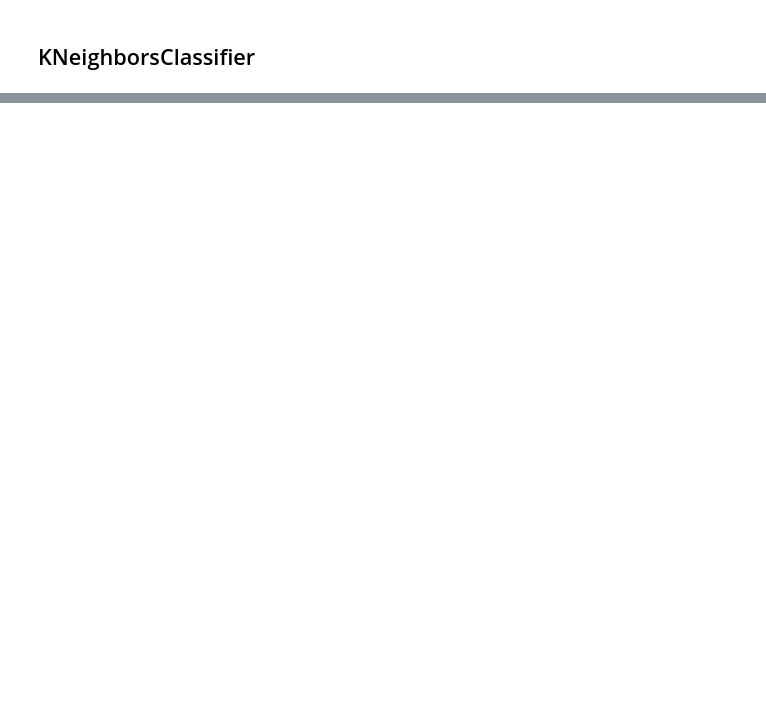
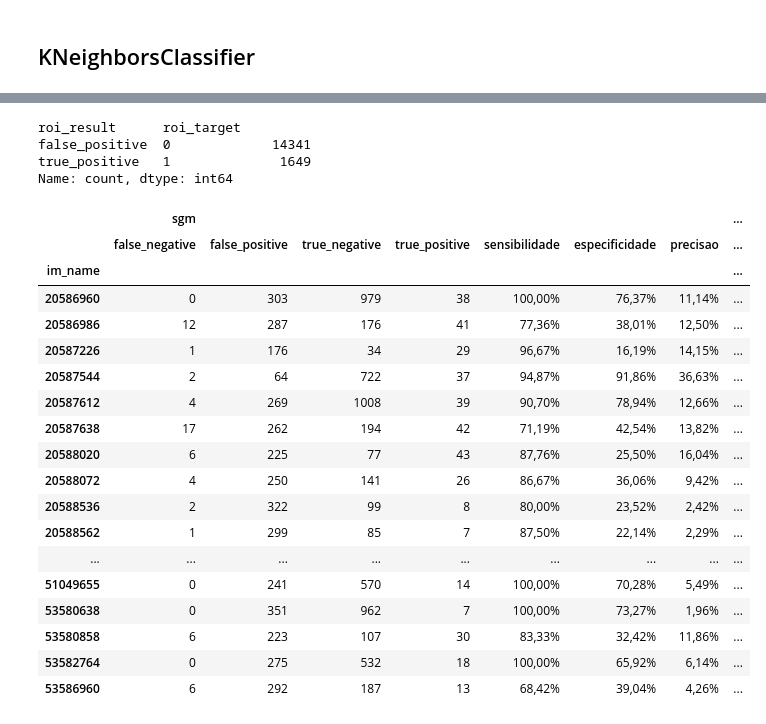
Before and after one commit to brunomgoes/code_dataAnalysis, a Jupyter notebook: data_analysis.ipynb, the cells around one changed output, grey strips where cells are left out. Drawn from its saved outputs; the diff is of its cells as text; code cells hidden in the pictures; blank space fills up the shorter version.

```diff
--- a/data_analysis.ipynb
+++ b/data_analysis.ipynb
@@ -409,0 +617,16 @@ Avaliação
+# %%
+df_test = pd.concat([
+    roi_test.loc[roi_test['roi_result']=='true_positive', :],
+    roi_test.loc[roi_test['roi_result']=='false_positive', :]
+])
+
+df_test[['roi_result', 'roi_target']].value_counts()
+# %% [output]
+roi_result      roi_target
+false_positive  0             14341
+true_positive   1              1649
+Name: count, dtype: int64
+# %%
+##### Aplicar os operadores no dataframe
+df_test_scaled = p_processing.fit_transform(df_test.loc[:, ~df_test.columns.isin(non_att)])
+df_test_scaled = pd.concat([df_test_scaled, df_test['roi_target'], df_test['im_name']], axis=1)
@@ -409,0 +665,61 @@ Avaliação
+# %%
+test_sgmTable = roi_test.groupby(by='im_name')['roi_result'].value_counts()
+test_sgmTable = test_sgmTable.unstack().fillna(value=0)
+
+test_sgmTable['sensibilidade'] = test_sgmTable['true_positive']/(test_sgmTable['true_positive']+test_sgmTable['false_negative'])
+test_sgmTable['especificidade'] = test_sgmTable['true_negative']/(test_sgmTable['true_negative']+test_sgmTable['false_positive'])
+test_sgmTable['precisao'] = test_sgmTable['true_positive']/(test_sgmTable['true_positive']+test_sgmTable['false_positive'])
+test_sgmTable['acuracia'] = (test_sgmTable['true_positive']+test_sgmTable['true_negative'])/(test_sgmTable['true_positive']+test_sgmTable['false_negative']+test_sgmTable['false_positive']+test_sgmTable['true_negative'])
+# %%
+test_rstTable = pd.DataFrame(test_rstList)
+test_rstTable = test_rstTable.set_index(keys='im_name')
+# %%
+class_array = [
+    np.array(['class', 'class', 'class', 'class', 'class', 'class', 'class', 'class', 'class']),
+    np.array(['true_positive', 'true_negative', 'false_positive', 'false_negative', 'sensibilidade', 'especificidade', 'precisao', 'acuracia', 'auc'])
+]
+
+sgm_array = [
+    np.array(['sgm', 'sgm', 'sgm', 'sgm', 'sgm', 'sgm', 'sgm', 'sgm']),
+    np.array(['false_negative', 'false_positive', 'true_negative', 'true_positive', 'sensibilidade', 'especificidade', 'precisao', 'acuracia'])
+]
+
+result_table_1 = pd.concat([test_sgmTable.T.set_index(pd.MultiIndex.from_arrays(sgm_array)).T, test_rstTable.T.set_index(pd.MultiIndex.from_arrays(class_array)).T], axis=1)
+
+highlight_sensi = result_table_1.loc[:, ('class', 'sensibilidade')] > result_table_1.loc[:, ('sgm', 'sensibilidade')]
+highlight_sensi = highlight_sensi[highlight_sensi].index
+highlight_preci = result_table_1.loc[:, ('class', 'precisao')] > result_table_1.loc[:, ('sgm', 'precisao')]
+highlight_preci = highlight_preci[highlight_preci].index
+highlight_acura = result_table_1.loc[:, ('class', 'acuracia')] > result_table_1.loc[:, ('sgm', 'acuracia')]
+highlight_acura = highlight_acura[highlight_acura].index
+highlight_espec = result_table_1.loc[:, ('class', 'especificidade')] > result_table_1.loc[:, ('sgm', 'especificidade')]
+highlight_espec = highlight_espec[highlight_espec].index
+
+result_table_1.style \
+    .format(precision=0) \
+    .format(precision=2, subset=[('class', 'auc')]) \
+    .format(formatter='{:.2%}', thousands='.', decimal=',', subset=[('sgm', 'sensibilidade'), ('sgm', 'especificidade'), ('sgm', 'acuracia'), ('sgm', 'precisao'), ('class', 'sensibilidade'), ('class', 'especificidade'), ('class', 'acuracia'), ('class', 'precisao')]) \
+    .highlight_between(subset=(highlight_sensi, ('class', 'sensibilidade')), color='green', left=0, right=100) \
+    .highlight_between(subset=(highlight_acura, ('class', 'acuracia')), color='green', left=0, right=100) \
+    .highlight_between(subset=(highlight_preci, ('class', 'precisao')), color='green', left=0, right=100) \
+    .highlight_between(subset=(highlight_espec, ('class', 'especificidade')), color='green', left=0, right=100)
+# %% [output]
+|  | sgm |  |  |  |  |  |  | ... |
+|  | false_negative | false_positive | true_negative | true_positive | sensibilidade | especificidade | precisao | ... |
+| im_name |  |  |  |  |  |  |  | ... |
+| 20586960 | 0 | 303 | 979 | 38 | 100,00% | 76,37% | 11,14% | ... |
+| 20586986 | 12 | 287 | 176 | 41 | 77,36% | 38,01% | 12,50% | ... |
+| 20587226 | 1 | 176 | 34 | 29 | 96,67% | 16,19% | 14,15% | ... |
+| 20587544 | 2 | 64 | 722 | 37 | 94,87% | 91,86% | 36,63% | ... |
+| 20587612 | 4 | 269 | 1008 | 39 | 90,70% | 78,94% | 12,66% | ... |
+| 20587638 | 17 | 262 | 194 | 42 | 71,19% | 42,54% | 13,82% | ... |
+| 20588020 | 6 | 225 | 77 | 43 | 87,76% | 25,50% | 16,04% | ... |
+| 20588072 | 4 | 250 | 141 | 26 | 86,67% | 36,06% | 9,42% | ... |
+| 20588536 | 2 | 322 | 99 | 8 | 80,00% | 23,52% | 2,42% | ... |
+| 20588562 | 1 | 299 | 85 | 7 | 87,50% | 22,14% | 2,29% | ... |
+| ... | ... | ... | ... | ... | ... | ... | ... | ... |
+| 51049655 | 0 | 241 | 570 | 14 | 100,00% | 70,28% | 5,49% | ... |
+| 53580638 | 0 | 351 | 962 | 7 | 100,00% | 73,27% | 1,96% | ... |
+| 53580858 | 6 | 223 | 107 | 30 | 83,33% | 32,42% | 11,86% | ... |
+| 53582764 | 0 | 275 | 532 | 18 | 100,00% | 65,92% | 6,14% | ... |
+| 53586960 | 6 | 292 | 187 | 13 | 68,42% | 39,04% | 4,26% | ... |
```
Also changed, not shown: parts of 80 cells of this notebook.
